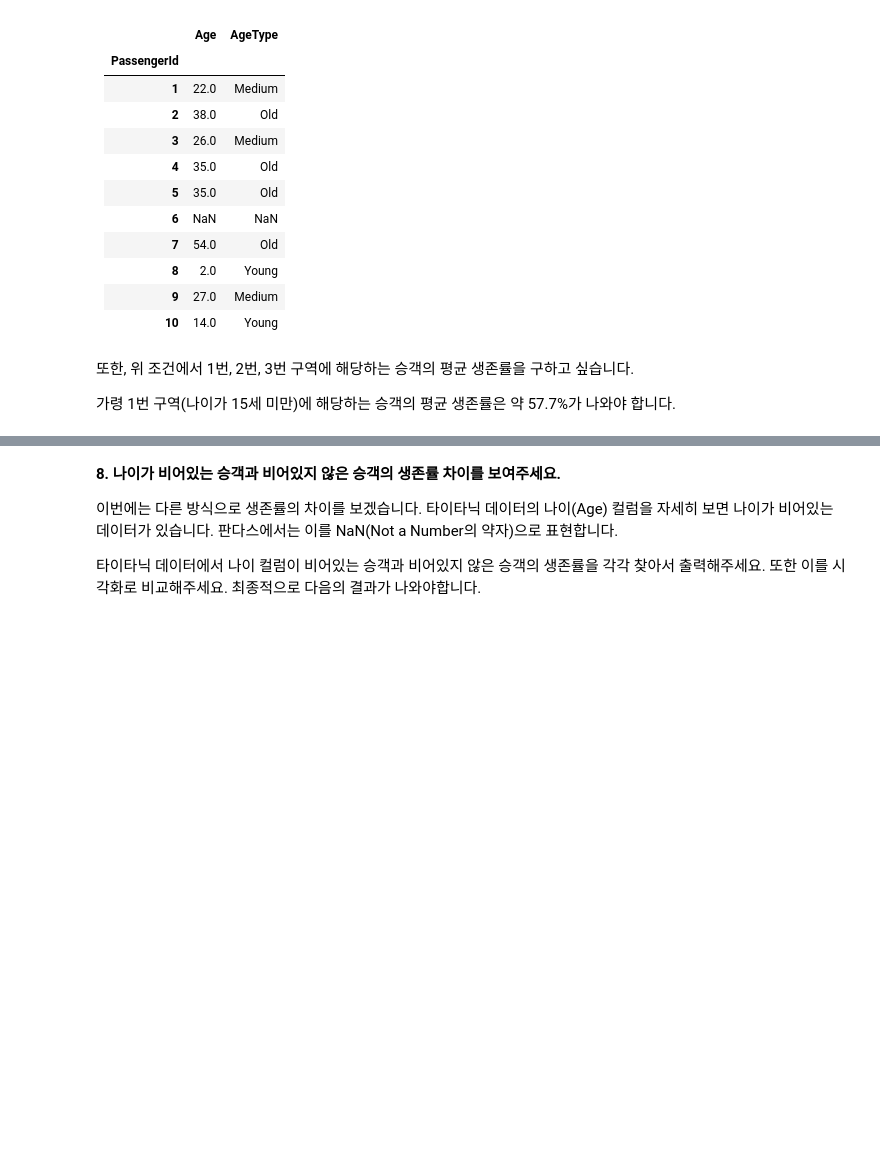
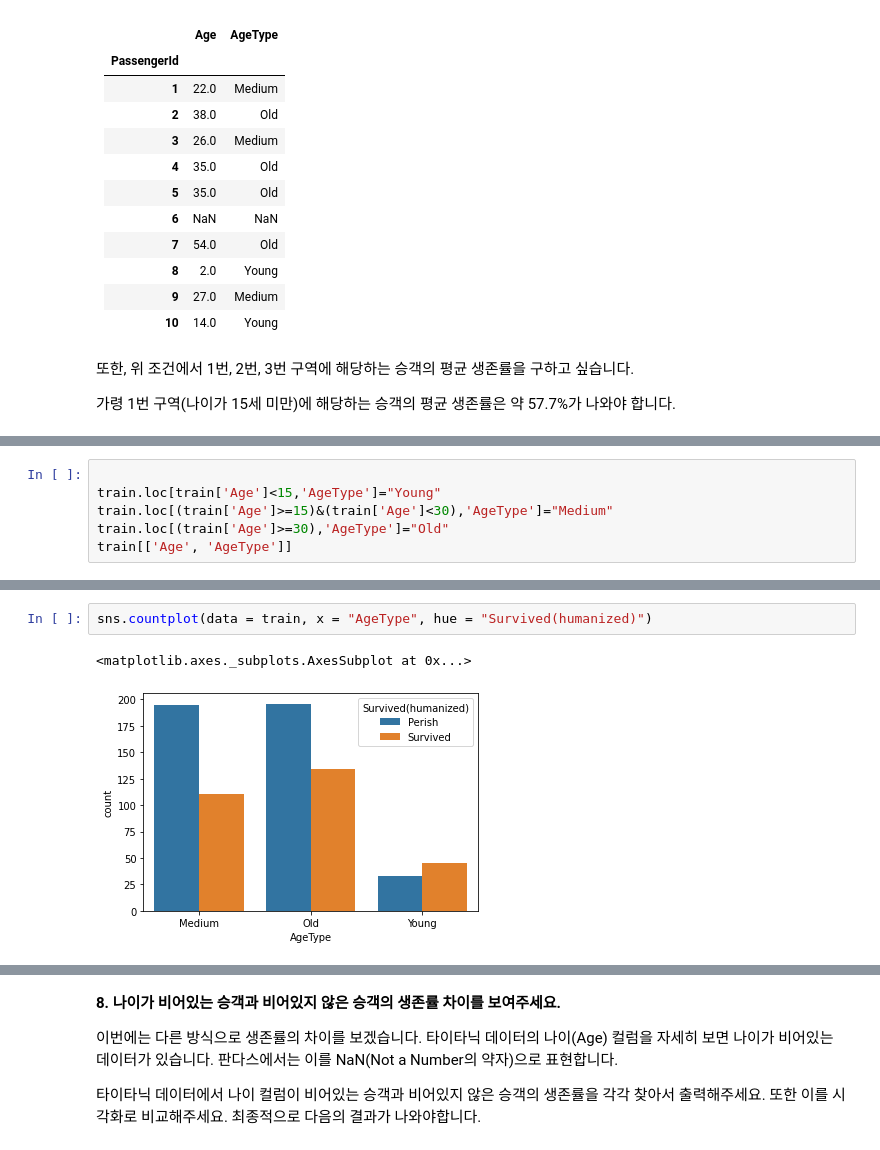
Before and after one commit to neoplane/Class101_DS_School, a Jupyter notebook: Chapter_3_Titanic_works.ipynb, the cells around one changed output, grey strips where cells are left out. Saved outputs shown, nothing was run; the diff lists cells and outputs as text; blank space fills up the shorter version.

```diff
--- a/Chapter_3_Titanic_works.ipynb
+++ b/Chapter_3_Titanic_works.ipynb
@@ -429,0 +490,6 @@ Survived(humanized), Pclass(humanized)와 마찬가지로, Embarked 컬럼도 **
+# %%
+
+train.loc[train['Age']<15,'AgeType']="Young"
+train.loc[(train['Age']>=15)&(train['Age']<30),'AgeType']="Medium"
+train.loc[(train['Age']>=30),'AgeType']="Old"
+train[['Age', 'AgeType']]
@@ -429,0 +538,5 @@ Survived(humanized), Pclass(humanized)와 마찬가지로, Embarked 컬럼도 **
+# %%
+sns.countplot(data = train, x = "AgeType", hue = "Survived(humanized)")
+# %% [output]
+<matplotlib.axes._subplots.AxesSubplot at 0x...>
+[figure, added]
```
Also changed, not shown: parts of 20 cells of this notebook.
